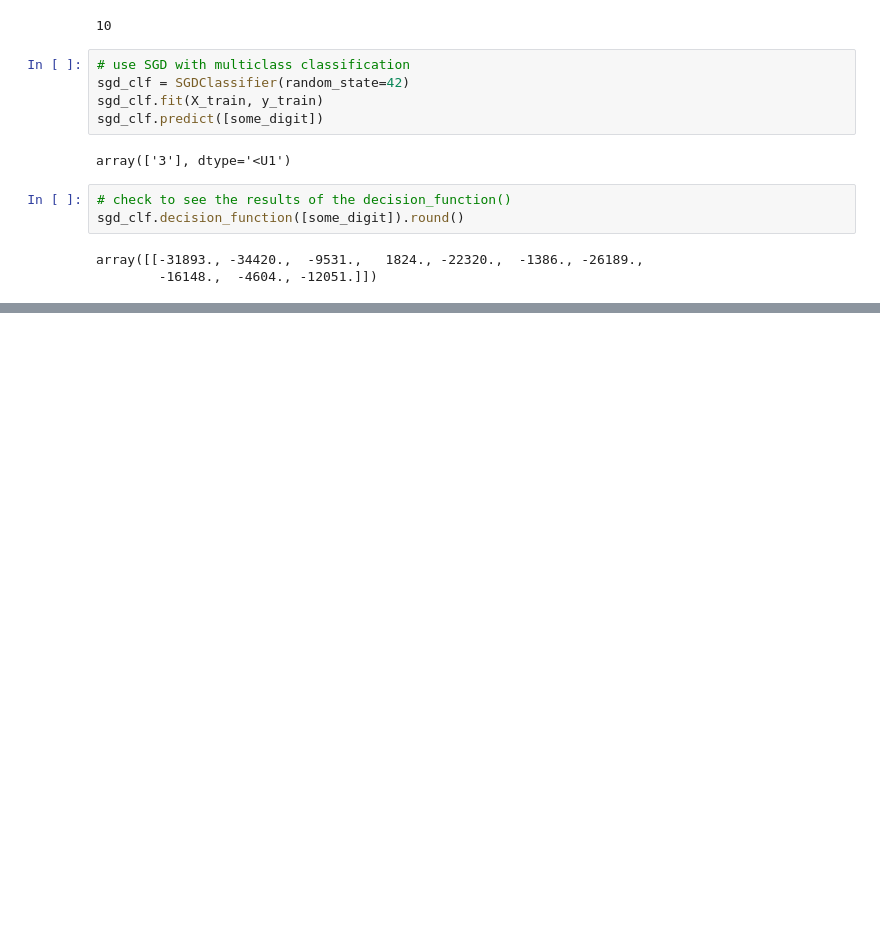
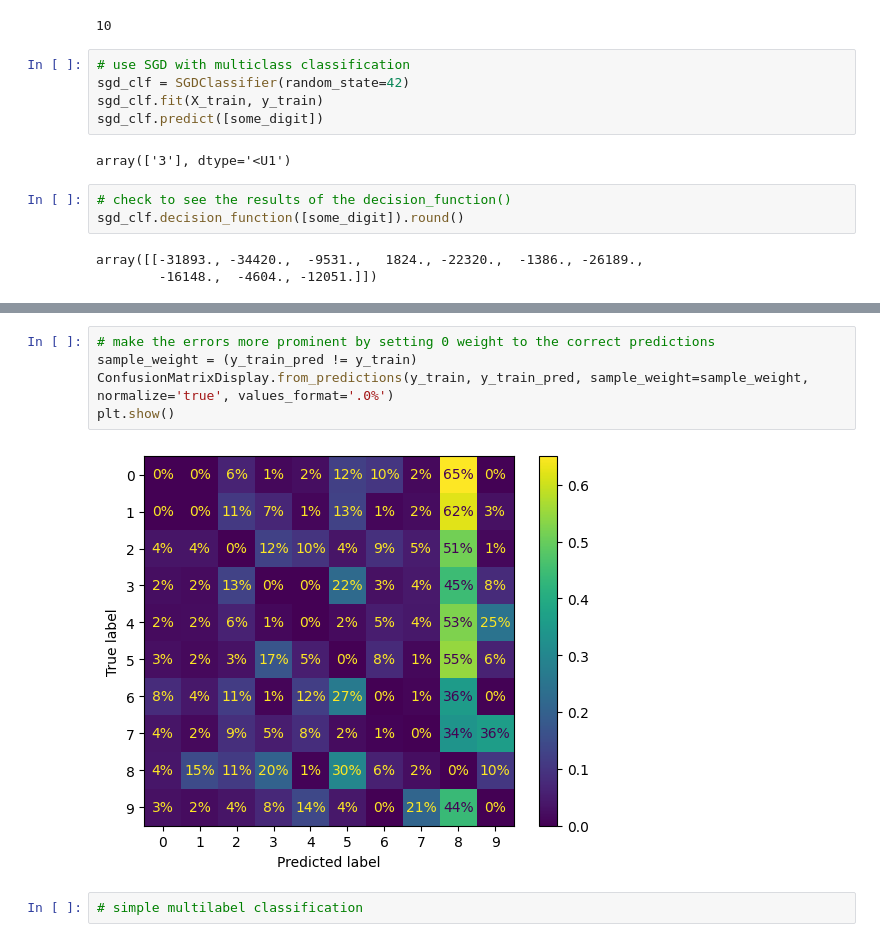
Before and after one commit to seshouan/Hands_on_ML, a Jupyter notebook: classification.ipynb, the cells around one changed output, grey strips where cells are left out. Drawn from its saved outputs; the diff is of its cells as text; blank space fills up the shorter version.

```diff
--- a/classification.ipynb
+++ b/classification.ipynb
@@ -290,0 +315,9 @@ cross_val_score(sgd_clf, X_train, y_train, cv=3, scoring='accuracy')
+# %%
+# make the errors more prominent by setting 0 weight to the correct predictions
+sample_weight = (y_train_pred != y_train)
+ConfusionMatrixDisplay.from_predictions(y_train, y_train_pred, sample_weight=sample_weight, normalize='true', values_format='.0%')
+plt.show()
+# %% [output]
+[figure, added]
+# %%
+# simple multilabel classification
```
Also changed, not shown: parts of 4 cells of this notebook.
